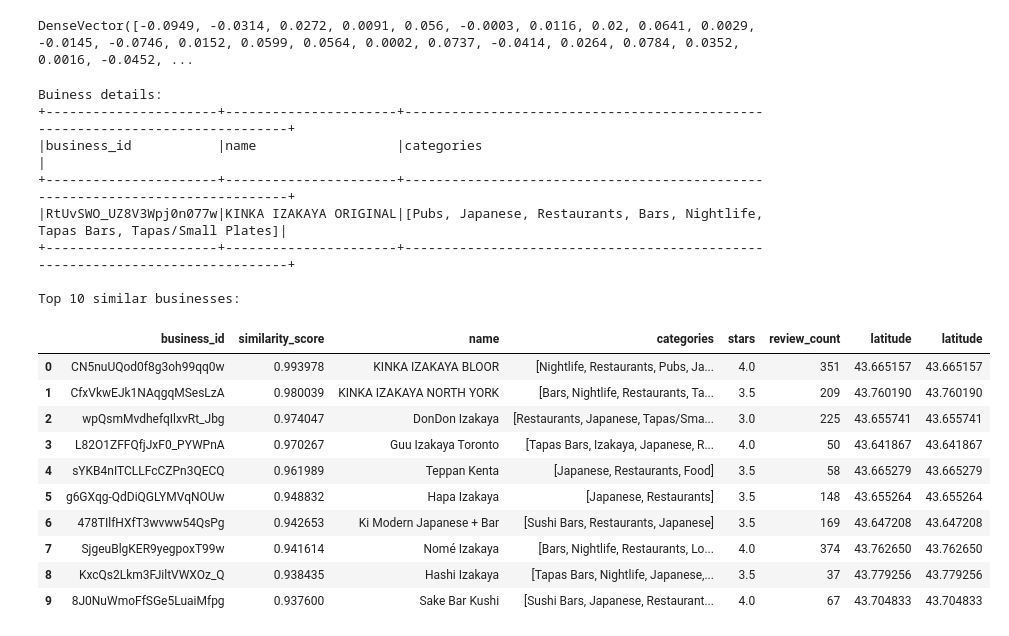
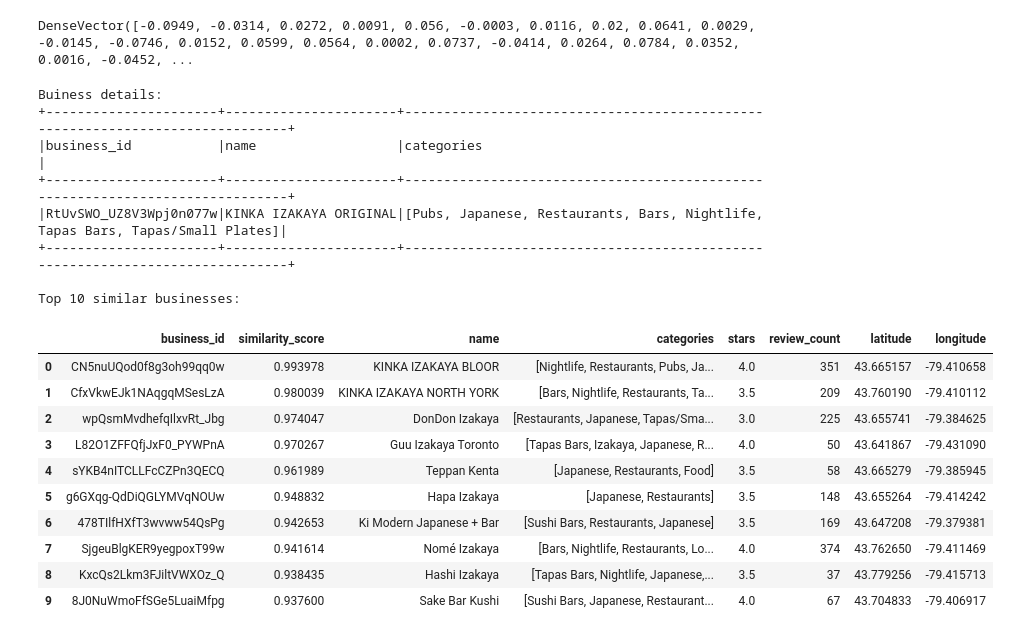
Before and after one commit to Samimust/my-yelper, a Jupyter notebook: Content Filtering.ipynb, the cells around one changed output. Cells and saved outputs as stored; diff of their text form; code cells hidden in the pictures.

```diff
--- a/Content Filtering.ipynb
+++ b/Content Filtering.ipynb
@@ -16,5 +19,8 @@ from pyspark.sql.types import *
+# %%
+data_path = '/home/osboxes/yelp-data/dataset/'
+model_path = '/home/osboxes/yelp-data/'
 # %%
-business_df = spark.read.parquet('/home/osboxes/yelp-data/dataset/business-small.parquet')
+business_df = spark.read.parquet(data_path + 'business-small.parquet')
 # %%
 business_df.printSchema()
 # %% [output]
@@ -260,5 +272,9 @@ word2Vec_model = word2Vec.fit(reviews_by_business_token_nostopwrd_df)
+# %%
+# load the word2vec trained model
+
+word2Vec_mdl = Word2VecModel.load(model_path + 'word2Vec')
 # %%
-reviews_by_business_vec_df = word2Vec_model.transform(reviews_by_business_token_nostopwrd_df)
+reviews_by_business_vec_df = word2Vec_mdl.transform(reviews_by_business_token_nostopwrd_df)
 
 reviews_by_business_vec_df.show(3)
 
@@ -359,45 +358,45 @@ bus_details_df.show(truncate = False)
 input_vec = reviews_by_business_vec_df.select('word_vec')\
             .filter(reviews_by_business_vec_df['business_id'] == b_id)\
             .collect()[0][0]
 
 #all_vecs = reviews_by_business_vec_df.select('business_id', 'word_vec').rdd.map(lambda x: (x[0], x[1])).collect()
 
 similar_business_rdd = sc.parallelize((i[0], float(CosineSim(input_vec, i[1]))) for i in all_vecs)
 
 similar_business_df = spark.createDataFrame(similar_business_rdd).\
     withColumnRenamed('_1', 'business_id').\
     withColumnRenamed('_2', 'similarity_score').\
     orderBy("similarity_score", ascending = False)
 
 a = similar_business_df.filter(col("business_id") != b_id).limit(10).alias("a")
 
 b = business_df.alias("b")
 j = a.join(b, col("a.business_id") == col("b.business_id"), 'inner')\
      .select([col('a.'+xx) for xx in a.columns] + [col('b.name'),col('b.categories'),
                                                    col('b.stars'),col('b.review_count'),
-                                                   col('b.latitude'),col('b.latitude')])
+                                                   col('b.latitude'),col('b.longitude')])
 print('Top 10 similar businesses:')
 j.toPandas()
 # %% [output]
 Buiness details:
 +----------------------+----------------------+------------------------------------------------------------------------------+
 |business_id           |name                  |categories                                                                    |
 +----------------------+----------------------+------------------------------------------------------------------------------+
 |RtUvSWO_UZ8V3Wpj0n077w|KINKA IZAKAYA ORIGINAL|[Pubs, Japanese, Restaurants, Bars, Nightlife, Tapas Bars, Tapas/Small Plates]|
 +----------------------+----------------------+------------------------------------------------------------------------------+
 
 Top 10 similar businesses:
-|  | business_id | similarity_score | name | categories | stars | review_count | latitude | latitude |
-| 0 | CN5nuUQod0f8g3oh99qq0w | 0.993978 | KINKA IZAKAYA BLOOR | [Nightlife, Restaurants, Pubs, Ja... | 4.0 | 351 | 43.665157 | 43.665157 |
-| 1 | CfxVkwEJk1NAqgqMSesLzA | 0.980039 | KINKA IZAKAYA NORTH YORK | [Bars, Nightlife, Restaurants, Ta... | 3.5 | 209 | 43.760190 | 43.760190 |
-| 2 | wpQsmMvdhefqIlxvRt_Jbg | 0.974047 | DonDon Izakaya | [Restaurants, Japanese, Tapas/Sma... | 3.0 | 225 | 43.655741 | 43.655741 |
-| 3 | L82O1ZFFQfjJxF0_PYWPnA | 0.970267 | Guu Izakaya Toronto | [Tapas Bars, Izakaya, Japanese, R... | 4.0 | 50 | 43.641867 | 43.641867 |
-| 4 | sYKB4nITCLLFcCZPn3QECQ | 0.961989 | Teppan Kenta | [Japanese, Restaurants, Food] | 3.5 | 58 | 43.665279 | 43.665279 |
-| 5 | g6GXqg-QdDiQGLYMVqNOUw | 0.948832 | Hapa Izakaya | [Japanese, Restaurants] | 3.5 | 148 | 43.655264 | 43.655264 |
-| 6 | 478TIlfHXfT3wvww54QsPg | 0.942653 | Ki Modern Japanese + Bar | [Sushi Bars, Restaurants, Japanese] | 3.5 | 169 | 43.647208 | 43.647208 |
-| 7 | SjgeuBlgKER9yegpoxT99w | 0.941614 | Nomé Izakaya | [Bars, Nightlife, Restaurants, Lo... | 4.0 | 374 | 43.762650 | 43.762650 |
-| 8 | KxcQs2Lkm3FJiltVWXOz_Q | 0.938435 | Hashi Izakaya | [Tapas Bars, Nightlife, Japanese,... | 3.5 | 37 | 43.779256 | 43.779256 |
-| 9 | 8J0NuWmoFfSGe5LuaiMfpg | 0.937600 | Sake Bar Kushi | [Sushi Bars, Japanese, Restaurant... | 4.0 | 67 | 43.704833 | 43.704833 |
+|  | business_id | similarity_score | name | categories | stars | review_count | latitude | longitude |
+| 0 | CN5nuUQod0f8g3oh99qq0w | 0.993978 | KINKA IZAKAYA BLOOR | [Nightlife, Restaurants, Pubs, Ja... | 4.0 | 351 | 43.665157 | -79.410658 |
+| 1 | CfxVkwEJk1NAqgqMSesLzA | 0.980039 | KINKA IZAKAYA NORTH YORK | [Bars, Nightlife, Restaurants, Ta... | 3.5 | 209 | 43.760190 | -79.410112 |
+| 2 | wpQsmMvdhefqIlxvRt_Jbg | 0.974047 | DonDon Izakaya | [Restaurants, Japanese, Tapas/Sma... | 3.0 | 225 | 43.655741 | -79.384625 |
+| 3 | L82O1ZFFQfjJxF0_PYWPnA | 0.970267 | Guu Izakaya Toronto | [Tapas Bars, Izakaya, Japanese, R... | 4.0 | 50 | 43.641867 | -79.431090 |
+| 4 | sYKB4nITCLLFcCZPn3QECQ | 0.961989 | Teppan Kenta | [Japanese, Restaurants, Food] | 3.5 | 58 | 43.665279 | -79.385945 |
+| 5 | g6GXqg-QdDiQGLYMVqNOUw | 0.948832 | Hapa Izakaya | [Japanese, Restaurants] | 3.5 | 148 | 43.655264 | -79.414242 |
+| 6 | 478TIlfHXfT3wvww54QsPg | 0.942653 | Ki Modern Japanese + Bar | [Sushi Bars, Restaurants, Japanese] | 3.5 | 169 | 43.647208 | -79.379381 |
+| 7 | SjgeuBlgKER9yegpoxT99w | 0.941614 | Nomé Izakaya | [Bars, Nightlife, Restaurants, Lo... | 4.0 | 374 | 43.762650 | -79.411469 |
+| 8 | KxcQs2Lkm3FJiltVWXOz_Q | 0.938435 | Hashi Izakaya | [Tapas Bars, Nightlife, Japanese,... | 3.5 | 37 | 43.779256 | -79.415713 |
+| 9 | 8J0NuWmoFfSGe5LuaiMfpg | 0.937600 | Sake Bar Kushi | [Sushi Bars, Japanese, Restaurant... | 4.0 | 67 | 43.704833 | -79.406917 |
 # %%
 def getBusinessDetails(in_bus):
 
```
Also changed, not shown: parts of 20 cells of this notebook.
